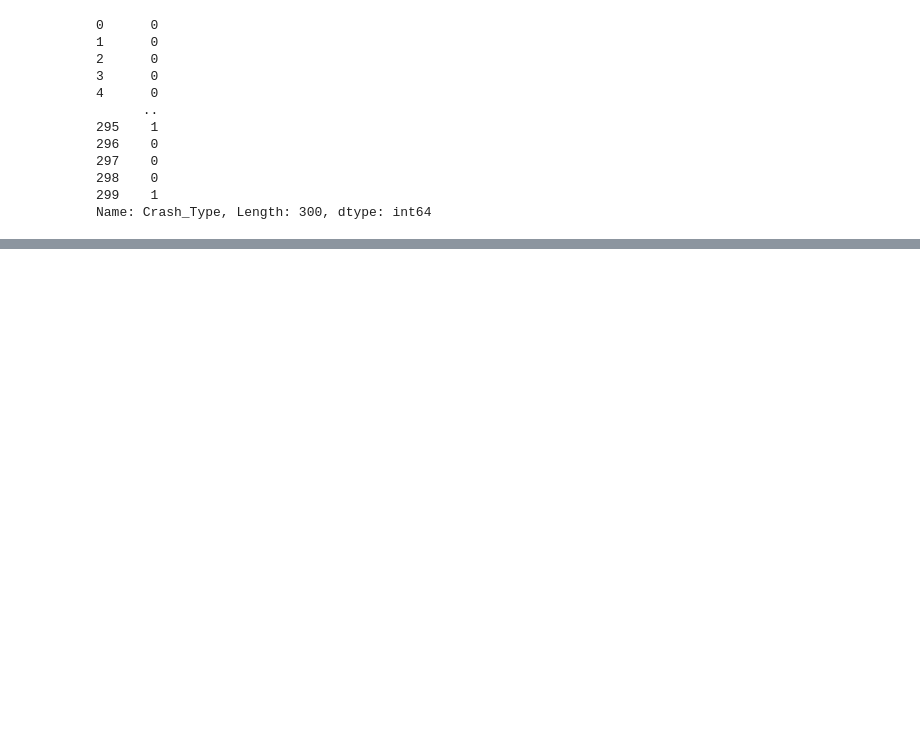
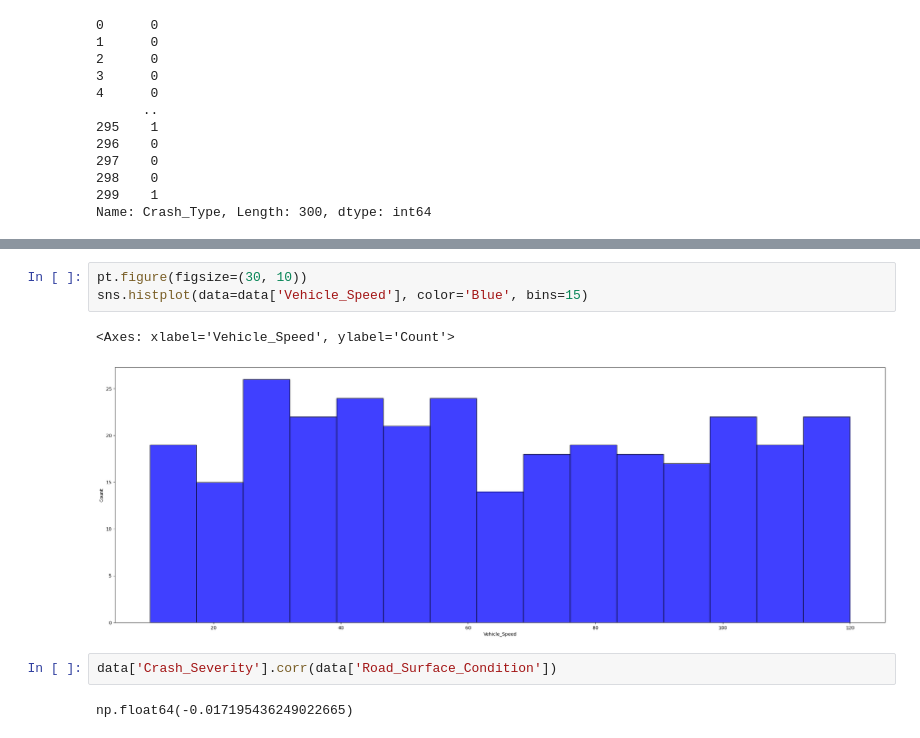
Before and after one commit to T-SarvesH/DataQuest-ML, a Jupyter notebook: index.ipynb, the cells around one changed output, grey strips where cells are left out. Saved outputs shown, nothing was run; the diff lists cells and outputs as text; blank space fills up the shorter version.

```diff
--- a/index.ipynb
+++ b/index.ipynb
@@ -239,0 +298,10 @@ sns.heatmap(annot=True, data=correl, cmap="coolwarm")
+# %%
+pt.figure(figsize=(30, 10))
+sns.histplot(data=data['Vehicle_Speed'], color='Blue', bins=15)
+# %% [output]
+<Axes: xlabel='Vehicle_Speed', ylabel='Count'>
+[figure, added]
+# %%
+data['Crash_Severity'].corr(data['Road_Surface_Condition'])
+# %% [output]
+np.float64(-0.017195436249022665)
```
Also changed, not shown: parts of 12 cells of this notebook.
